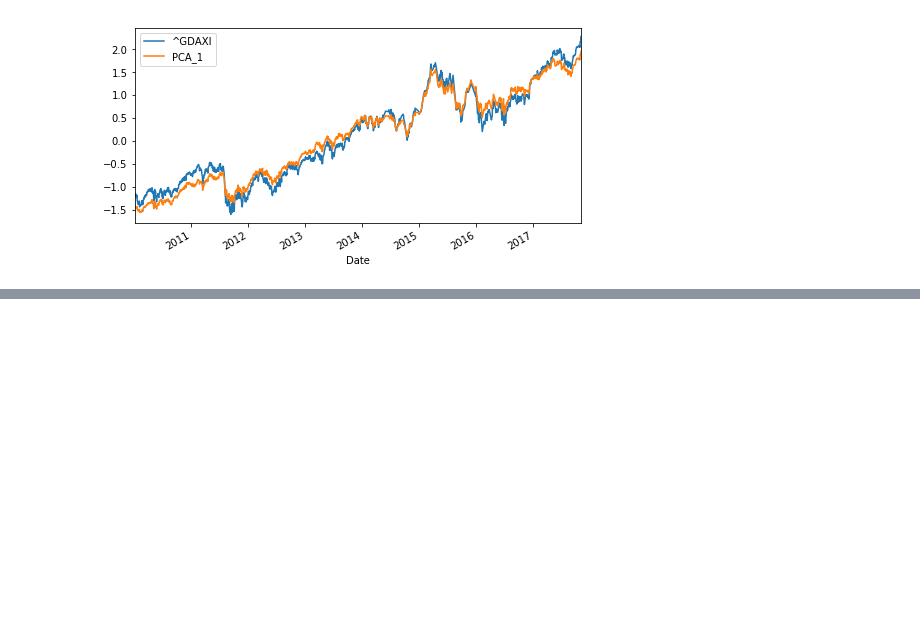
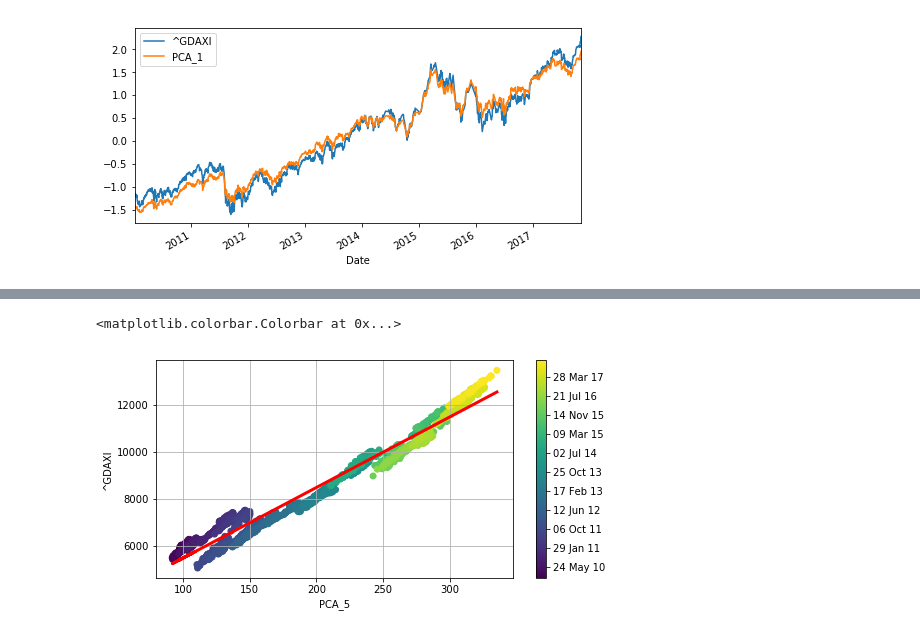
Before and after one commit to tomjonesbackup/python-for-finance, a Jupyter notebook: principal-component-analysis.ipynb, the cells around one changed output, grey strips where cells are left out. Cells and saved outputs as stored; diff of their text form; code cells hidden in the pictures; blank space fills up the shorter version.

```diff
--- a/principal-component-analysis.ipynb
+++ b/principal-component-analysis.ipynb
@@ -82,0 +83,16 @@ dax.apply(scale_function).plot(figsize=(8,4))
+# %%
+# convert dates in matplot dates
+import matplotlib as mpl
+mpl_dates = mpl.dates.date2num(np.array([x.date() for x in fin_data.index]))
+# %%
+plt.figure(figsize=(8, 4))
+plt.scatter(dax['PCA_5'], dax['^GDAXI'], c=mpl_dates)
+lin_reg = np.polyval(np.polyfit(dax['PCA_5'], dax['^GDAXI'], 1), dax['PCA_5'])
+plt.plot(dax['PCA_5'], lin_reg, 'r', lw=3)
+plt.grid(True)
+plt.xlabel('PCA_5')
+plt.ylabel('^GDAXI')
+plt.colorbar(ticks=mpl.dates.DayLocator(interval=250),format=mpl.dates.DateFormatter('%d %b %y'))
+# %% [output]
+<matplotlib.colorbar.Colorbar at 0x...>
+[figure, added]
```
Also changed, not shown: parts of 1 cell of this notebook, 1 other file.
